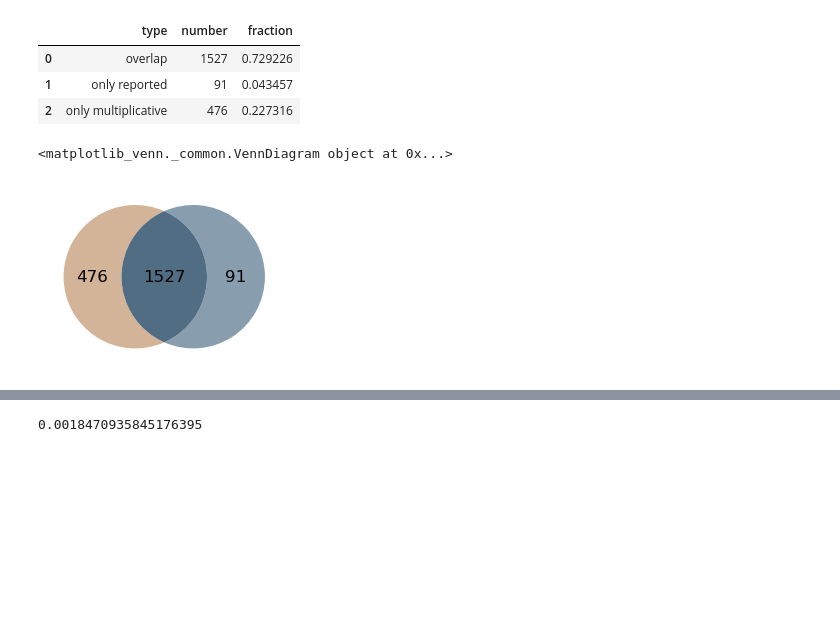
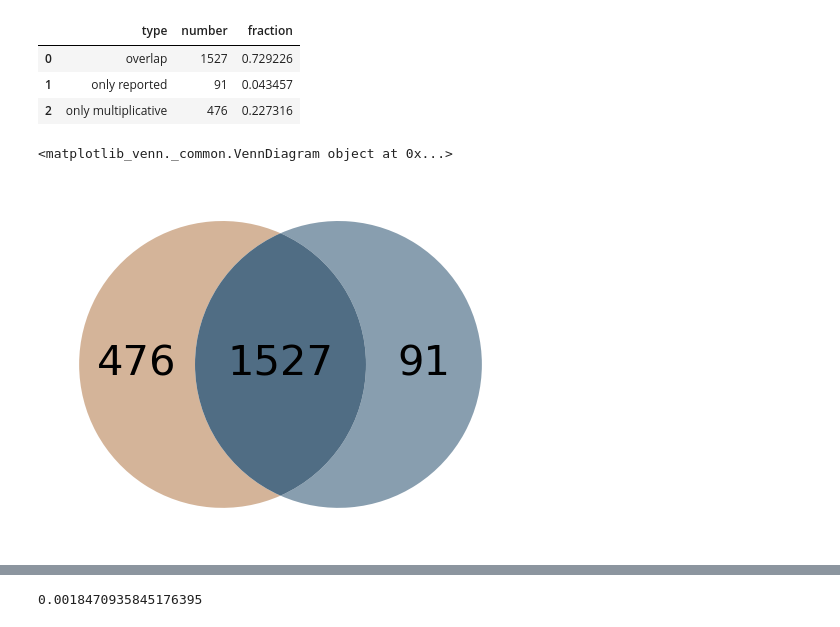
Before and after one commit to brian-arnold/epistasis_reanalysis, a Jupyter notebook: yeast_screens/Kuzmin_data_analysis.ipynb, the cells around one changed output, grey strips where cells are left out. Drawn from its saved outputs; the diff is of its cells as text; code cells hidden in the pictures; blank space fills up the shorter version.

```diff
--- a/yeast_screens/Kuzmin_data_analysis.ipynb
+++ b/yeast_screens/Kuzmin_data_analysis.ipynb
@@ -67,6 +70,7 @@ if dataset == "Kuzmin2020":
     kuzmin_2020_s3, kuzmin_2020_s3_digenic = data_2020.load_kuzmin_2020_s3(kuzmin_2020_data_dir)
     kuzmin_2020_s5, kuzmin_2020_s5_singMut, kuzmin_2020_s5_dblMut = data_2020.load_kuzmin_2020_s5(kuzmin_2020_data_dir)
     kuzmin_2020_s2 = data_2020.load_kuzmin_2020_s2(kuzmin_2020_data_dir)
+    kuzmin_2020_s10 = data_2020.load_kuzmin_2020_s10(kuzmin_2020_data_dir)
 
 
     print(kuzmin_2020_s1.combined_mutant_type.value_counts())
@@ -84,6 +88,7 @@ if dataset == "Kuzmin2020":
     kuzmin_2020_s5_dblMutFit = dict(zip(kuzmin_2020_s5_dblMut.alleles, kuzmin_2020_s5_dblMut.fitness))
     kuzmin_2020_s5_singMutFit = dict(zip(kuzmin_2020_s5_singMut.alleles, kuzmin_2020_s5_singMut.fitness))
 
+
     f_i, f_j, f_k, f_ij, f_ik, f_jk, e_ik_kuz, e_jk_kuz = data_2020.consolidate_fitnesses_across_tables(kuzmin_2020_s1_trigenic,
                                                                                             kuzmin_2020_s1_dblMutFit,
                                                                                             kuzmin_2020_s1_singMutFit,
@@ -387,36 +410,36 @@ pd.DataFrame.from_dict(results)
 # %%
 overlap_color = "#506D84"
 only_mult_color = "#D4B499"
 only_reported_color = "#889EAF"
 
 only_mult_venn, only_reported_venn, overlap_venn = None, None, None
 # copy values since similar names get used elsewhere in notebook
 if not only_mult_venn and not only_reported_venn and not overlap_venn:
     only_mult_venn = only_mult
     only_reported_venn = only_reported
     overlap_venn = overlap
 
 #plt.subplot(figsize=(15,15))
-plt.figure(figsize=(3,3))
+plt.figure(figsize=(6,6))
 v = venn2_unweighted(subsets = (only_mult, only_reported, overlap), set_labels = ('', '', ''), set_colors=(only_mult_color,
                                                                                             only_reported_color,
                                                                                             overlap_color), alpha = 1)
 v.get_patch_by_id('11').set_color(overlap_color)
 v.get_patch_by_id('11').set_edgecolor('none')
 v.get_patch_by_id('11').set_alpha(1)
 
 #v = venn2(subsets = (only_mult, only_reported, overlap), set_labels = ('multiplicative', 'reported'), set_colors=('#b2df8a', '#1f78b4', '#a6cee3'), alpha = 0.7)
 #out = venn3([set1, set2, set3], ('Set1', 'Set2', 'Set3'))
 for text in v.set_labels:
     text.set_fontsize(14)
 for text in v.subset_labels:
-    text.set_fontsize(12)
+    text.set_fontsize(30)
 
 print(v)
 plt.show()
 # %% [output]
 <matplotlib_venn._common.VennDiagram object at 0x...>
-[figure, old version]
+[figure, new version]
 # %%
 # See if outliers are enriched for other biological signals. Here we load in pairwise physical interactions from one of two databases.
 # 'physical_pairwise_interactions_set' contains a set of sorted 2-tuples of genes particupating in pairwise protein interactions
```
Also changed, not shown: parts of 26 cells of this notebook, 15 other files.
